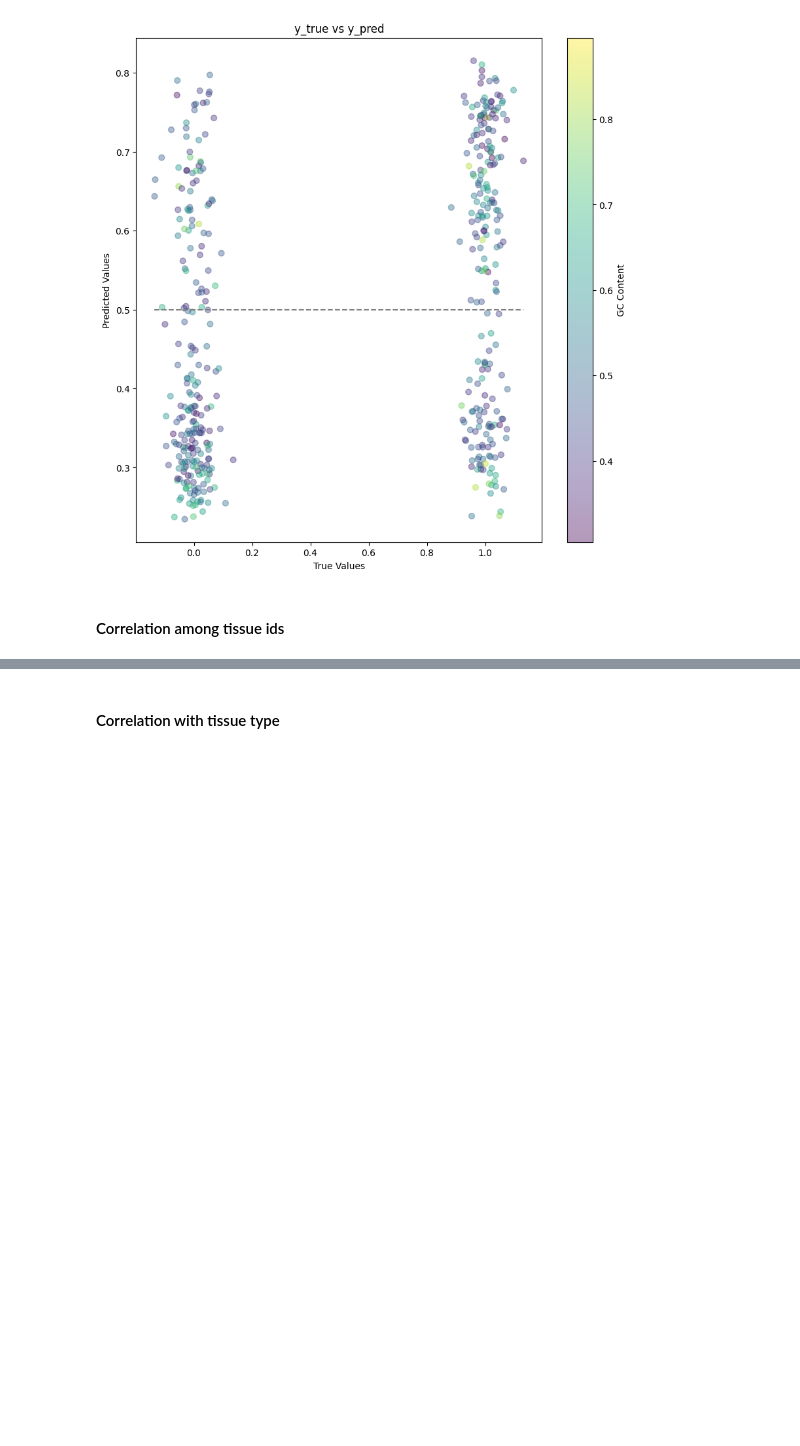
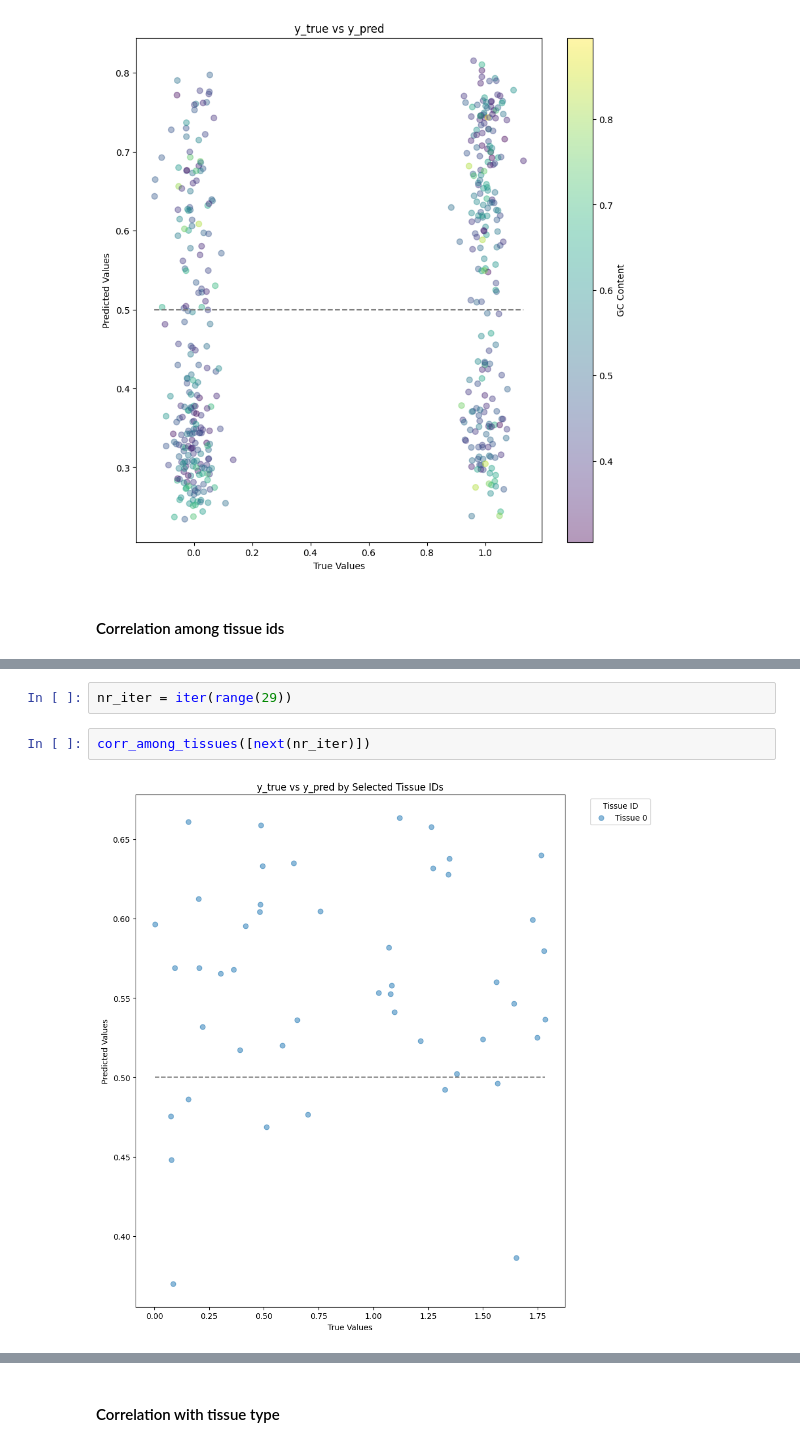
Before and after one commit to f-krause/master-thesis, a Jupyter notebook: experiments/visualisation/ptrnet_prediction_vis.ipynb, the cells around one changed output, grey strips where cells are left out. Cells and saved outputs as stored; diff of their text form; blank space fills up the shorter version.

```diff
--- a/experiments/visualisation/ptrnet_prediction_vis.ipynb
+++ b/experiments/visualisation/ptrnet_prediction_vis.ipynb
@@ -673,0 +695,6 @@ plt.show()
+# %%
+nr_iter = iter(range(29))
+# %%
+corr_among_tissues([next(nr_iter)])
+# %% [output]
+[figure, added]
```
Also changed, not shown: parts of 4 cells of this notebook.
